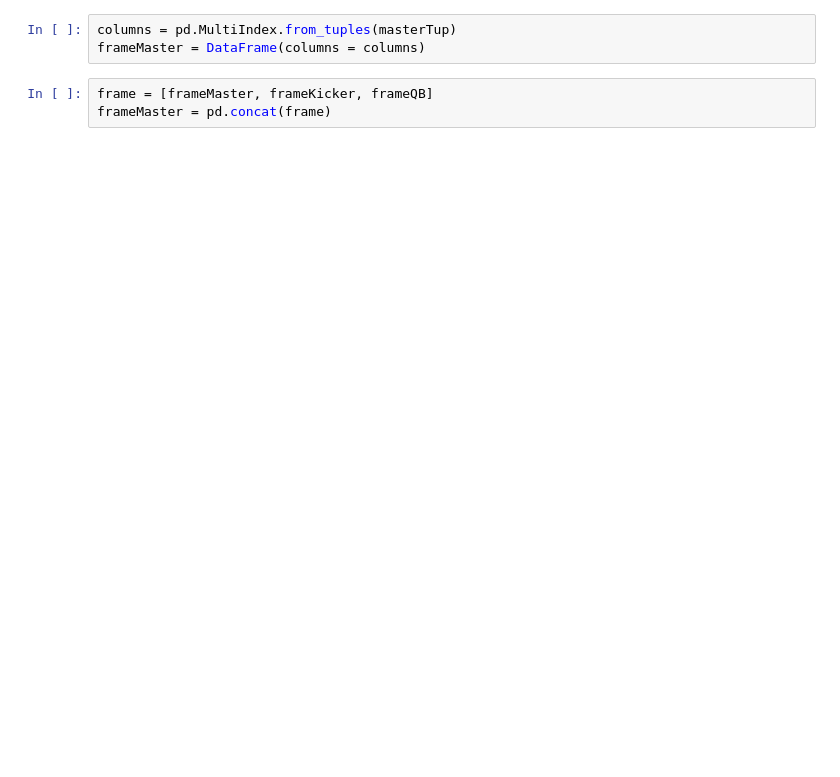
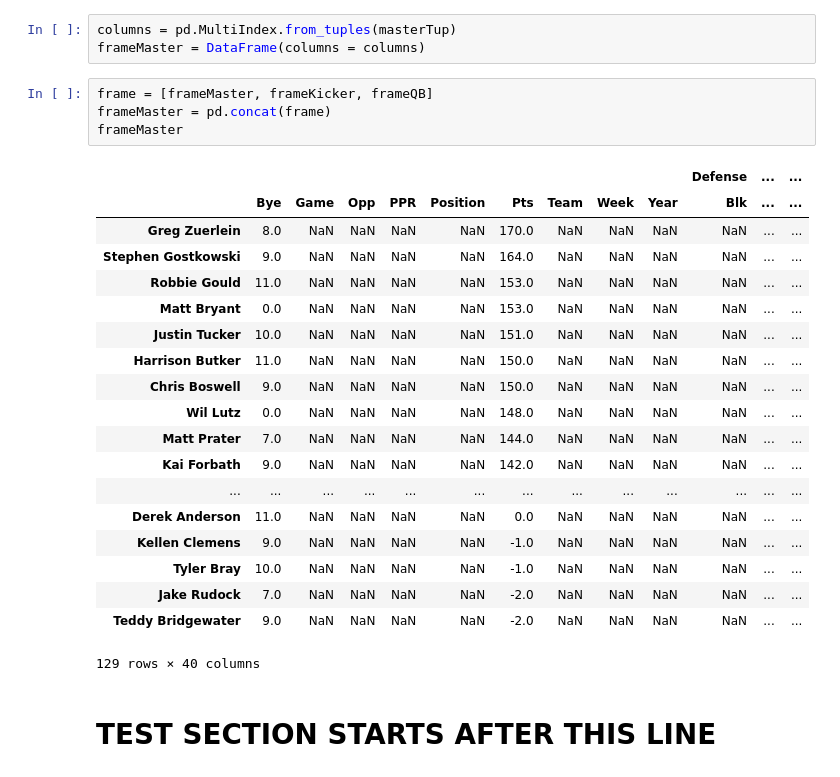
Before and after one commit to b7nguyen/ffb-data, a Jupyter notebook: Fantasy_Football.ipynb, the cells around one changed output. Saved outputs shown, nothing was run; the diff lists cells and outputs as text; blank space fills up the shorter version.

```diff
--- a/Fantasy_Football.ipynb
+++ b/Fantasy_Football.ipynb
@@ -256,3 +368,26 @@ frameMaster = DataFrame(columns = columns)
 # %%
 frame = [frameMaster, frameKicker, frameQB]
 frameMaster = pd.concat(frame)
+frameMaster
+# %% [output]
+|  |  |  |  |  |  |  |  |  |  | Defense | ... | ... |
+|  | Bye | Game | Opp | PPR | Position | Pts | Team | Week | Year | Blk | ... | ... |
+| Greg Zuerlein | 8.0 | NaN | NaN | NaN | NaN | 170.0 | NaN | NaN | NaN | NaN | ... | ... |
+| Stephen Gostkowski | 9.0 | NaN | NaN | NaN | NaN | 164.0 | NaN | NaN | NaN | NaN | ... | ... |
+| Robbie Gould | 11.0 | NaN | NaN | NaN | NaN | 153.0 | NaN | NaN | NaN | NaN | ... | ... |
+| Matt Bryant | 0.0 | NaN | NaN | NaN | NaN | 153.0 | NaN | NaN | NaN | NaN | ... | ... |
+| Justin Tucker | 10.0 | NaN | NaN | NaN | NaN | 151.0 | NaN | NaN | NaN | NaN | ... | ... |
+| Harrison Butker | 11.0 | NaN | NaN | NaN | NaN | 150.0 | NaN | NaN | NaN | NaN | ... | ... |
+| Chris Boswell | 9.0 | NaN | NaN | NaN | NaN | 150.0 | NaN | NaN | NaN | NaN | ... | ... |
+| Wil Lutz | 0.0 | NaN | NaN | NaN | NaN | 148.0 | NaN | NaN | NaN | NaN | ... | ... |
+| Matt Prater | 7.0 | NaN | NaN | NaN | NaN | 144.0 | NaN | NaN | NaN | NaN | ... | ... |
+| Kai Forbath | 9.0 | NaN | NaN | NaN | NaN | 142.0 | NaN | NaN | NaN | NaN | ... | ... |
+| ... | ... | ... | ... | ... | ... | ... | ... | ... | ... | ... | ... | ... |
+| Derek Anderson | 11.0 | NaN | NaN | NaN | NaN | 0.0 | NaN | NaN | NaN | NaN | ... | ... |
+| Kellen Clemens | 9.0 | NaN | NaN | NaN | NaN | -1.0 | NaN | NaN | NaN | NaN | ... | ... |
+| Tyler Bray | 10.0 | NaN | NaN | NaN | NaN | -1.0 | NaN | NaN | NaN | NaN | ... | ... |
+| Jake Rudock | 7.0 | NaN | NaN | NaN | NaN | -2.0 | NaN | NaN | NaN | NaN | ... | ... |
+| Teddy Bridgewater | 9.0 | NaN | NaN | NaN | NaN | -2.0 | NaN | NaN | NaN | NaN | ... | ... |
+129 rows × 40 columns
+# %% [markdown]
+# TEST SECTION STARTS AFTER THIS LINE
```
Also changed, not shown: parts of 19 cells of this notebook.
